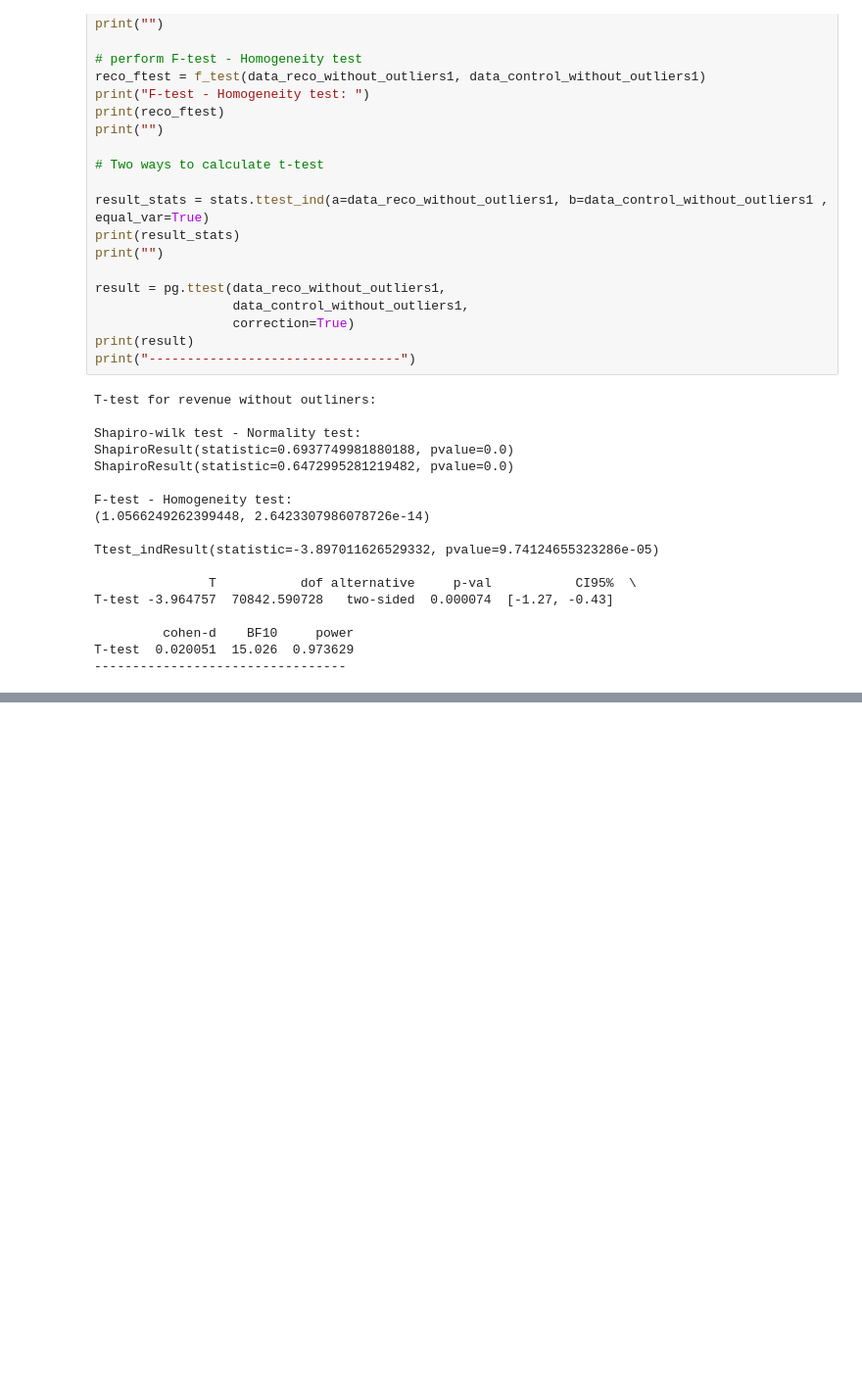
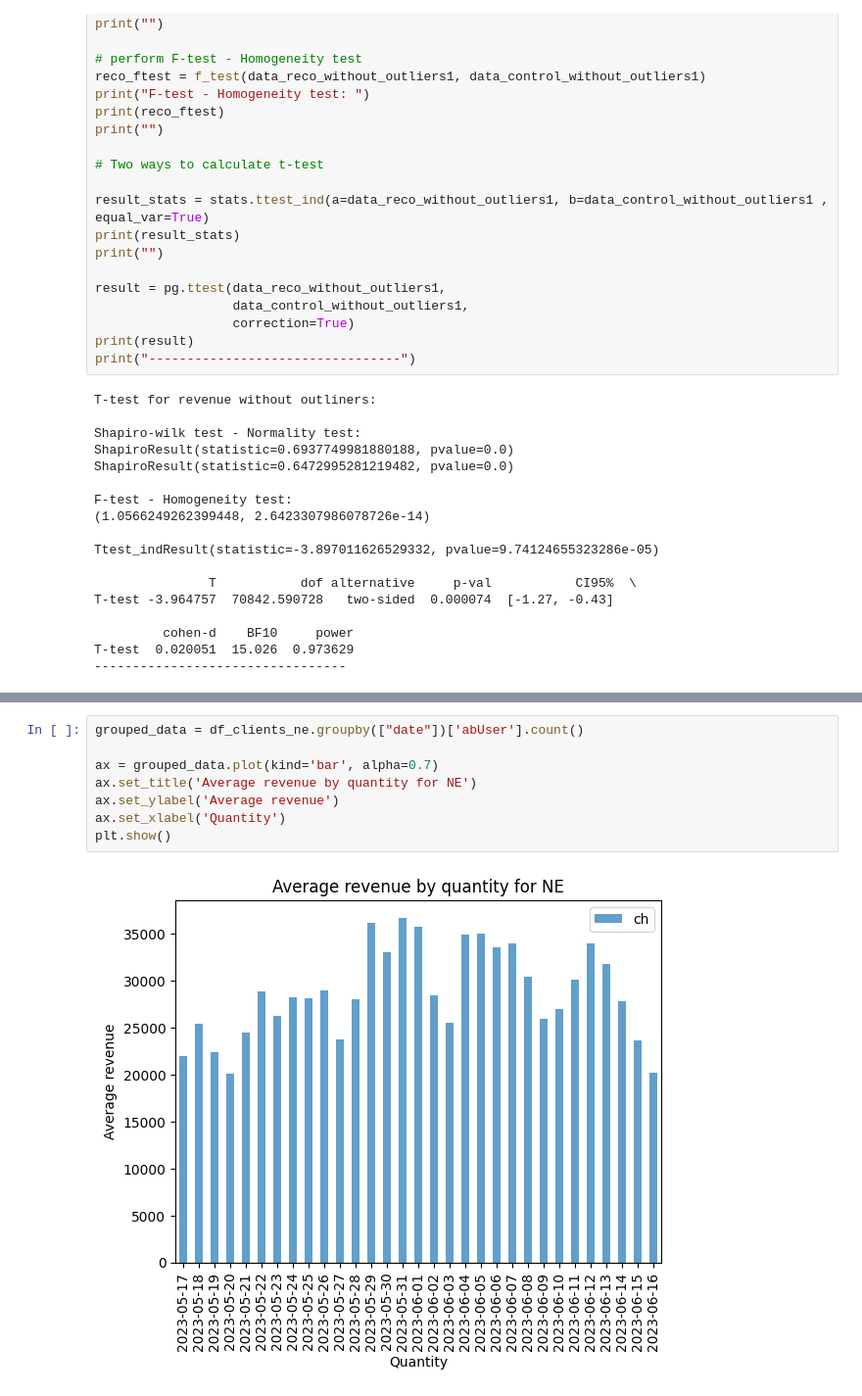
Before and after one commit to KlaraMartinaskova/notino, a Jupyter notebook: development_file.ipynb, the cells around one changed output, grey strips where cells are left out. Shown at 98% size. Drawn from its saved outputs; the diff is of its cells as text; blank space fills up the shorter version.

```diff
--- a/development_file.ipynb
+++ b/development_file.ipynb
@@ -1036,0 +1060,10 @@ T-test  0.020051  15.026  0.973629
+# %%
+grouped_data = df_clients_ne.groupby(["date"])['abUser'].count()
+
+ax = grouped_data.plot(kind='bar', alpha=0.7)
+ax.set_title('Average revenue by quantity for NE')
+ax.set_ylabel('Average revenue')
+ax.set_xlabel('Quantity')
+plt.show()
+# %% [output]
+[figure, added]
```
Also changed, not shown: parts of 9 cells of this notebook.
